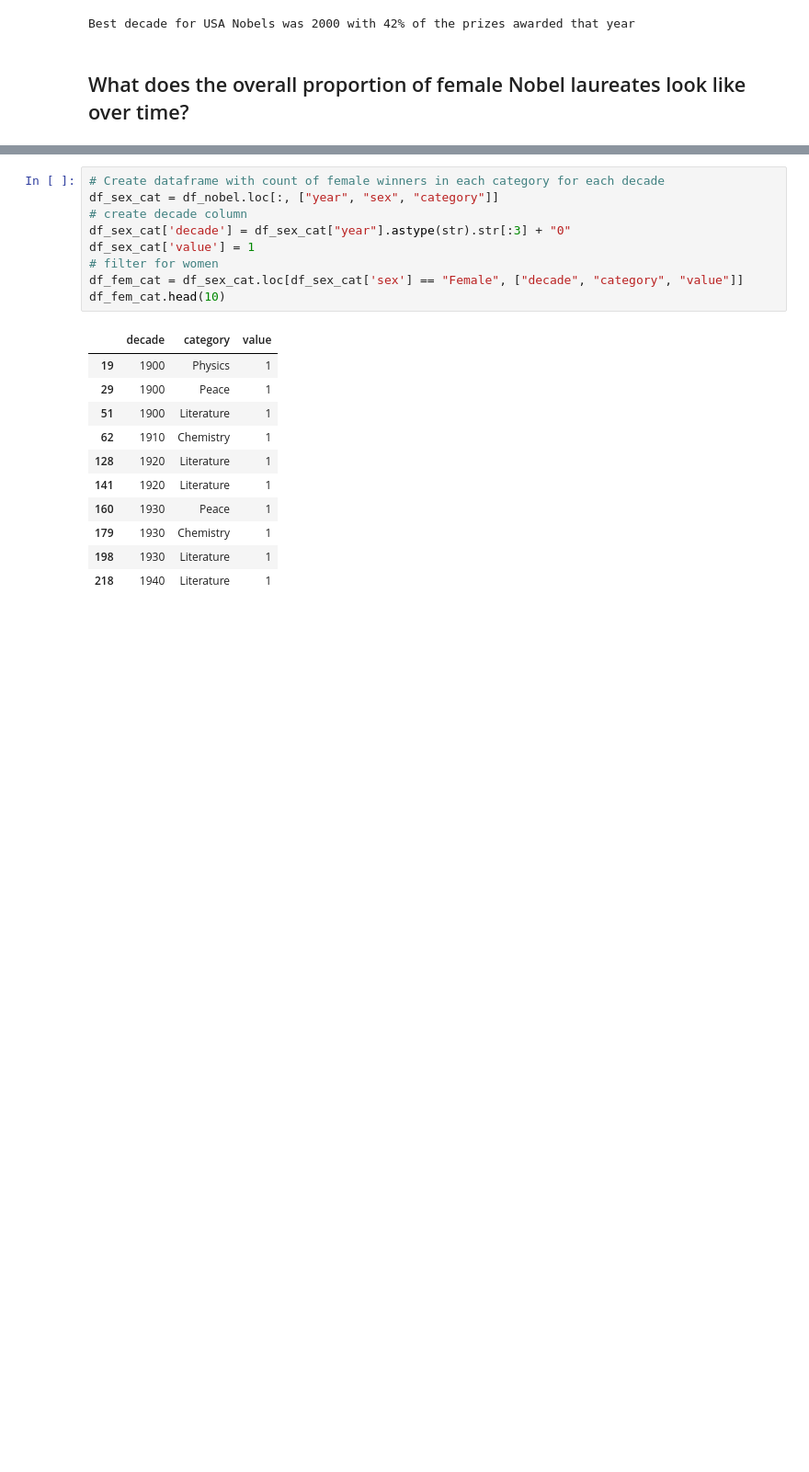
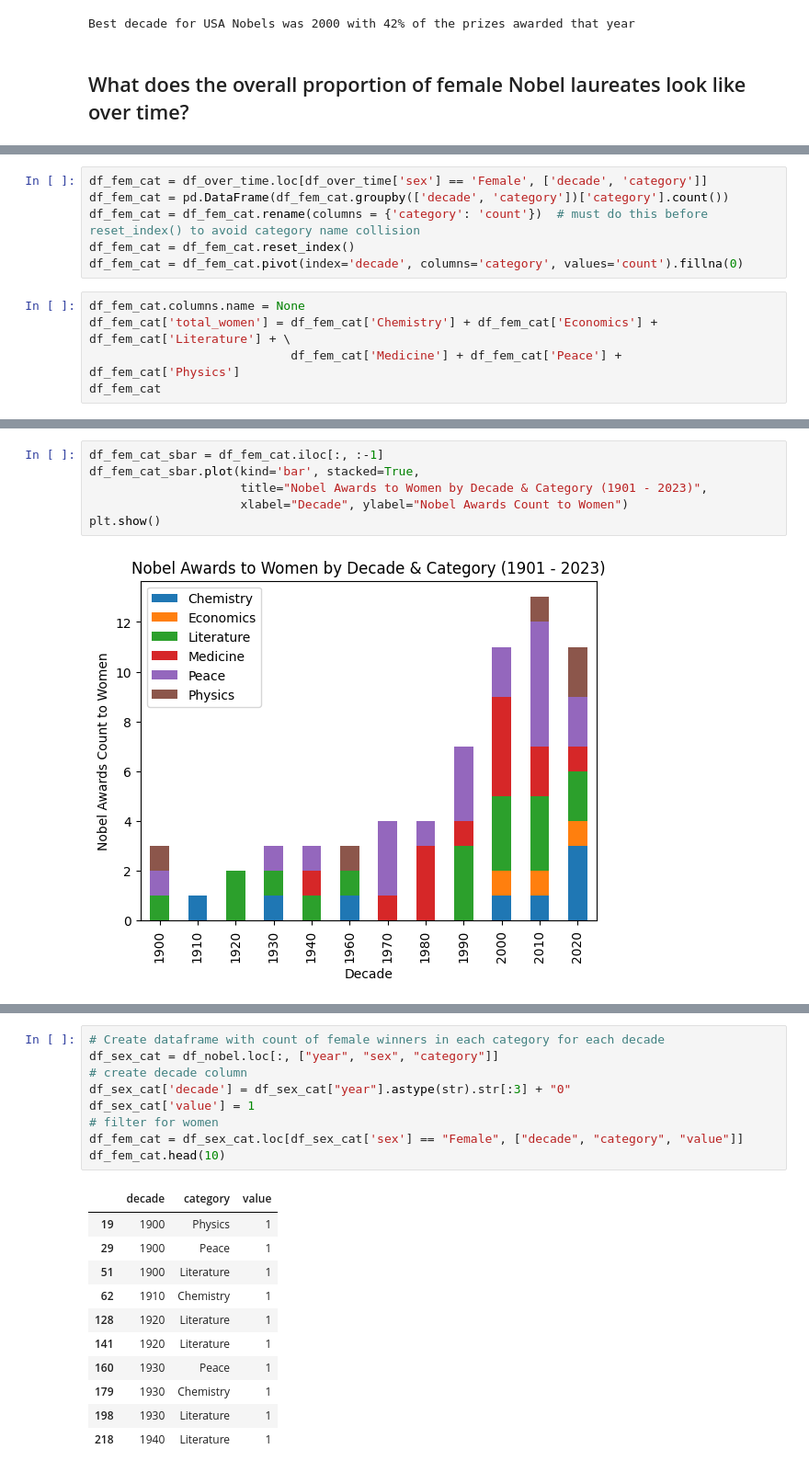
Before and after one commit to MichaelSzczepaniak/DSPortfolio, a Jupyter notebook: Nobel_Winners/NobelWinners.ipynb, the cells around one changed output, grey strips where cells are left out. Shown at 92% size. Cells and saved outputs as stored; diff of their text form; blank space fills up the shorter version.

```diff
--- a/Nobel_Winners/NobelWinners.ipynb
+++ b/Nobel_Winners/NobelWinners.ipynb
@@ -272,0 +275,11 @@ plt.show()
+# %%
+df_fem_cat = df_over_time.loc[df_over_time['sex'] == 'Female', ['decade', 'category']]
+df_fem_cat = pd.DataFrame(df_fem_cat.groupby(['decade', 'category'])['category'].count())
+df_fem_cat = df_fem_cat.rename(columns = {'category': 'count'})  # must do this before reset_index() to avoid category name collision
+df_fem_cat = df_fem_cat.reset_index()
+df_fem_cat = df_fem_cat.pivot(index='decade', columns='category', values='count').fillna(0)
+# %%
+df_fem_cat.columns.name = None
+df_fem_cat['total_women'] = df_fem_cat['Chemistry'] + df_fem_cat['Economics'] + df_fem_cat['Literature'] + \
+                            df_fem_cat['Medicine'] + df_fem_cat['Peace'] + df_fem_cat['Physics']
+df_fem_cat
@@ -272,0 +301,8 @@ plt.show()
+# %%
+df_fem_cat_sbar = df_fem_cat.iloc[:, :-1]
+df_fem_cat_sbar.plot(kind='bar', stacked=True,
+                     title="Nobel Awards to Women by Decade & Category (1901 - 2023)",
+                     xlabel="Decade", ylabel="Nobel Awards Count to Women")
+plt.show()
+# %% [output]
+[figure, added]
```
Also changed, not shown: parts of 10 cells of this notebook.
